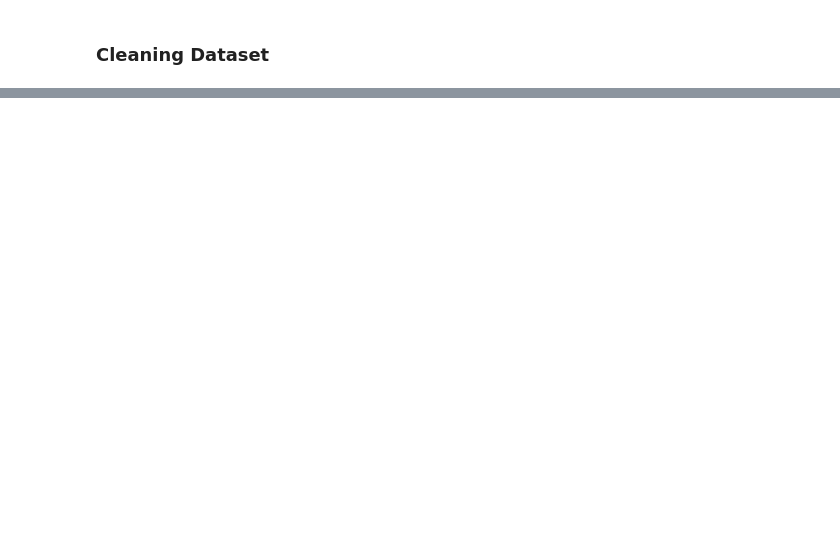
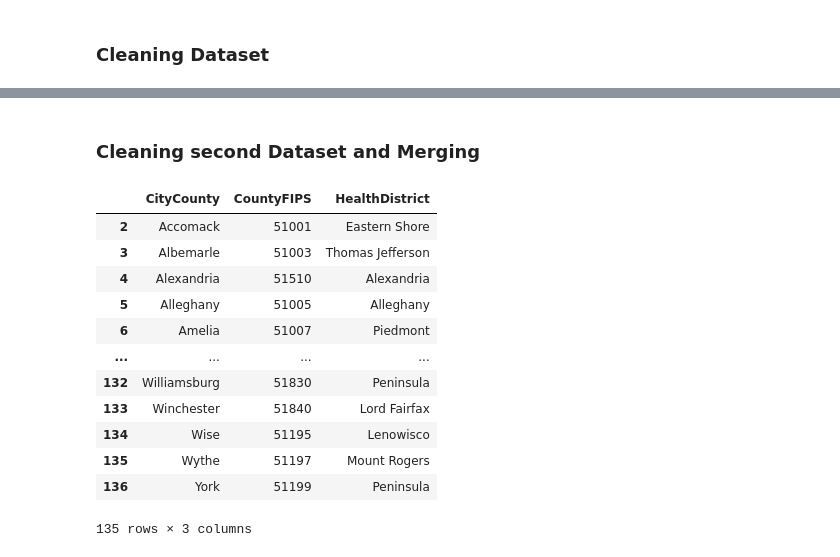
Before and after one commit to connorpepin/CMDA-Capstone, a Jupyter notebook: VDH.ipynb, the cells around one changed output, grey strips where cells are left out. Saved outputs shown, nothing was run; the diff lists cells and outputs as text; code cells hidden in the pictures; blank space fills up the shorter version.

```diff
--- a/VDH.ipynb
+++ b/VDH.ipynb
@@ -280,0 +96,22 @@ Mean Absolute Error:  2.2297587835662793
+# %% [markdown]
+### Cleaning second Dataset and Merging
+# %%
+locality = pd.read_csv('Locality-to-HD-to-HPR.csv')
+locality = locality.rename(columns={'Unnamed: 0': 'CityCounty', 'Unnamed: 1': 'CountyFIPS','Unnamed: 2': 'HealthDistrict'})
+locality = locality.drop(columns=["Unnamed: 3"])
+locality = locality.drop([0,1])
+locality
+# %% [output]
+|  | CityCounty | CountyFIPS | HealthDistrict |
+| 2 | Accomack | 51001 | Eastern Shore |
+| 3 | Albemarle | 51003 | Thomas Jefferson |
+| 4 | Alexandria | 51510 | Alexandria |
+| 5 | Alleghany | 51005 | Alleghany |
+| 6 | Amelia | 51007 | Piedmont |
+| ... | ... | ... | ... |
+| 132 | Williamsburg | 51830 | Peninsula |
+| 133 | Winchester | 51840 | Lord Fairfax |
+| 134 | Wise | 51195 | Lenowisco |
+| 135 | Wythe | 51197 | Mount Rogers |
+| 136 | York | 51199 | Peninsula |
+135 rows × 3 columns
```
Also changed, not shown: parts of 44 cells of this notebook, 1 other file.
